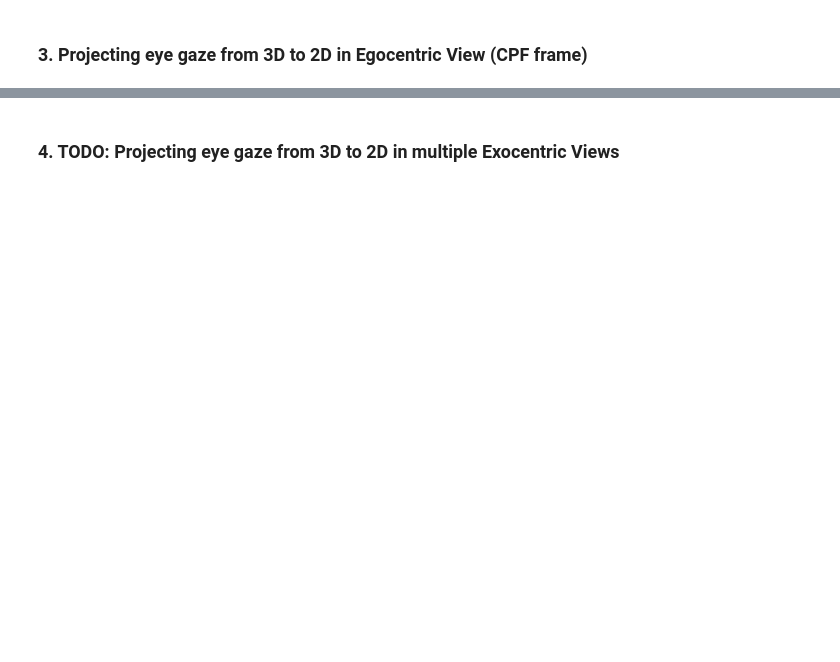
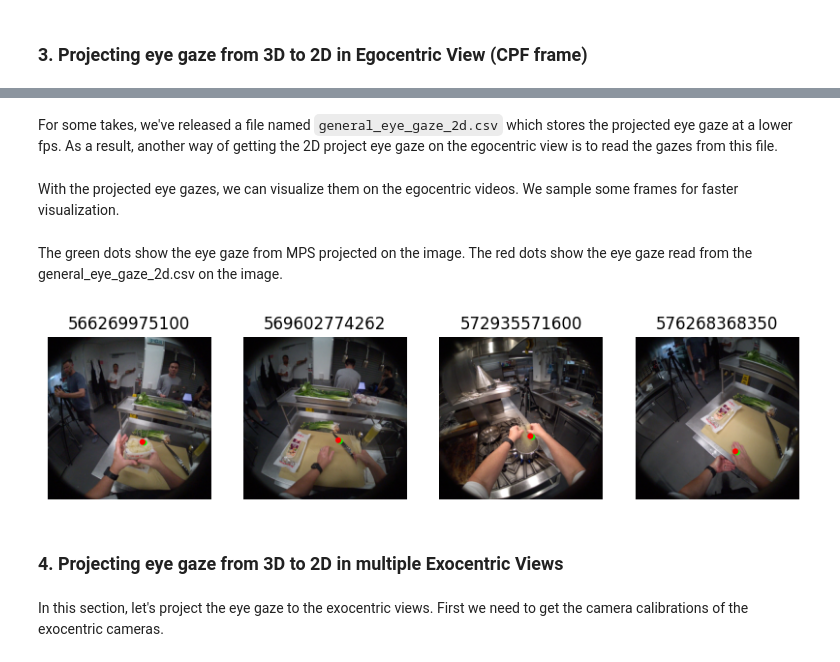
Before and after one commit to facebookresearch/Ego4d, a Jupyter notebook: notebooks/egoexo/tutorials/gaze_tutorial.ipynb, the cells around one changed output, grey strips where cells are left out. Cells and saved outputs as stored; diff of their text form; code cells hidden in the pictures; blank space fills up the shorter version.

Commit message:
update gaze tutorial

```diff
--- a/notebooks/egoexo/tutorials/gaze_tutorial.ipynb
+++ b/notebooks/egoexo/tutorials/gaze_tutorial.ipynb
@@ -150,10 +163,8 @@ First of all, we load the VRS file and create the VRS data provider.
 # %%
-vrs_file_path = os.path.join(ego_exo_project_path, 'aria01.vrs')
+vrs_file_path = os.path.join(ego_exo_project_path, f'aria0{aria_number}.vrs')
 print(f"VRS file path: {vrs_file_path}")
 assert os.path.exists(vrs_file_path), "We are not finding the required vrs file"
 
 vrs_data_provider = data_provider.create_vrs_data_provider(vrs_file_path)
-if not vrs_data_provider:
-    print("Couldn't create data vrs_data_provider from vrs file")
-    exit(1)
+assert vrs_data_provider, "Couldn't create data vrs_data_provider from vrs file"
 # %% [output]
@@ -403,3 +357,51 @@ Video(value=b'\x00\x00\x00\x14ftypqt  \x00\x00\x00\x00qt  \x00\x00\x00\x08wide\x
+# %% [markdown]
+For some takes, we've released a file named `general_eye_gaze_2d.csv` which stores the projected eye gaze at a lower fps. As a result, another way of getting the 2D project eye gaze on the egocentric view is to read the gazes from this file.
+# %%
+gaze_2d = pd.read_csv(os.path.join(ego_exo_root, 'takes', take_name, "eye_gaze/general_eye_gaze_2d.csv"))
+x_values = gaze_2d['x'].tolist()
+x_values = [num for num in x_values for _ in range(3)]
+y_values = gaze_2d['y'].tolist()
+y_values = [num for num in y_values for _ in range(3)]
+gaze_2d_csv = list(map(lambda x, y: (x, y), x_values, y_values))[1:]
+# %% [markdown]
+With the projected eye gazes, we can visualize them on the egocentric videos. We sample some frames for faster visualization.
+# %%
+ego_frames_with_points = {}
+for i in list(range(len(take_timestamps)))[:sample_frame_num:sample_freq]:
+    # retrieve the projected eye gaze from the MPS_data_provider
+    mps_pointx, mps_pointy = gazes[i]
+
+    # retrieve the 2D eye gaze from general_eye_gaze_2d.csv
+    point_x, point_y = gaze_2d_csv[i][0], gaze_2d_csv[i][1]
+
+    # rotate the projected eye gaze 90 degree clockwise to align with the egocentric view
+    mps_pointx_new = width - 1 - mps_pointy
+    mps_pointy_new = mps_pointx
+    mps_pointx, mps_pointy = mps_pointx_new, mps_pointy_new
+    img = Image.fromarray(ego_frames[i])
+
+    draw = ImageDraw.Draw(img)
+
+    # Draw the eye gaze from MPS on the image (color: green)
+    draw.ellipse((mps_pointx-25, mps_pointy-25, mps_pointx+25, mps_pointy+25), fill=(0, 255, 0))
+    # Draw the eye gaze from the CSV file on the image (color: red)
+    draw.ellipse((point_x-25, point_y-25, point_x+25, point_y+25), fill=(255, 0, 0))
+
+    # Append the frame with point to the list
+    ego_frames_with_points[take_timestamps[i]] = np.array(img)
+# %% [markdown]
+The green dots show the eye gaze from MPS projected on the image. The red dots show the eye gaze read from the general_eye_gaze_2d.csv on the image.
+# %%
+f, axarr = plt.subplots(1,4, figsize=(10, 5))
+for i, ax in enumerate(axarr.flat):
+    key = list(ego_frames_with_points.keys())[i]
+    ax.imshow(ego_frames_with_points[key], cmap='gray')
+    ax.set_title(f"{key}")
+    ax.axis('off')
+# %% [output]
+[figure, added]
 # %% [markdown]
-### 4. TODO: Projecting eye gaze from 3D to 2D in multiple Exocentric Views
+### 4. Projecting eye gaze from 3D to 2D in multiple Exocentric Views
+# %% [markdown]
+In this section, let's project the eye gaze to the exocentric views. First we need to get the camera calibrations of the exocentric cameras.
 # %%
```
Also changed, not shown: parts of 64 cells of this notebook.
